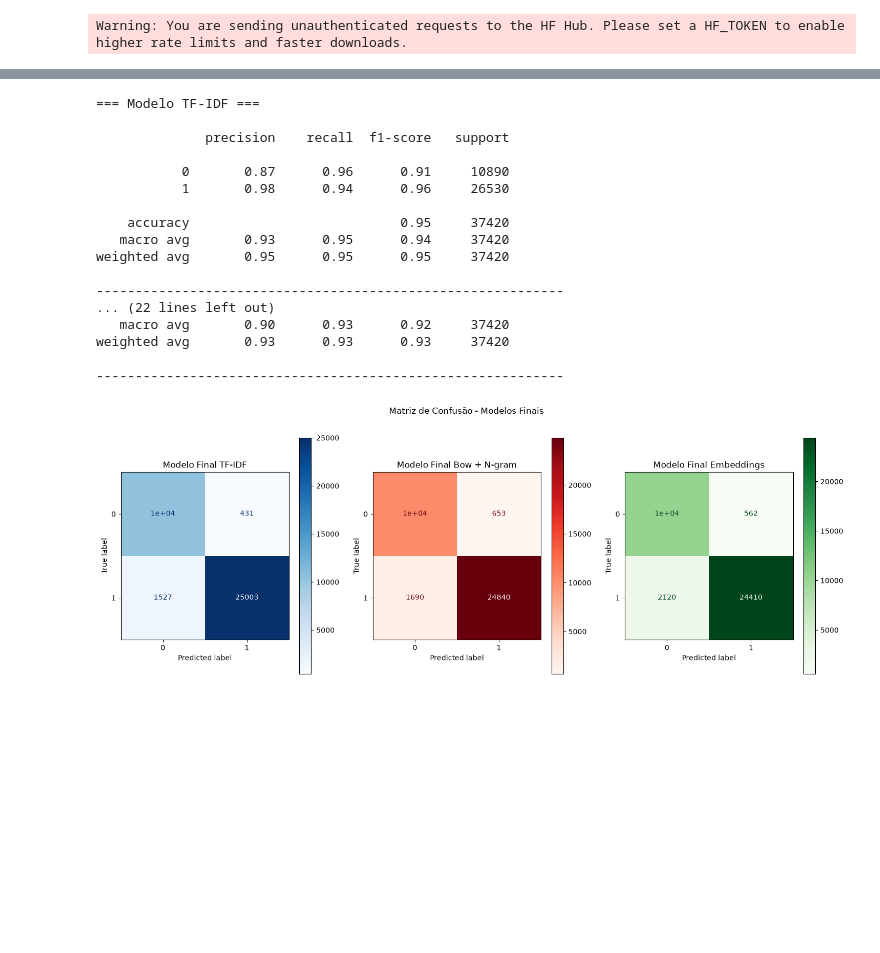
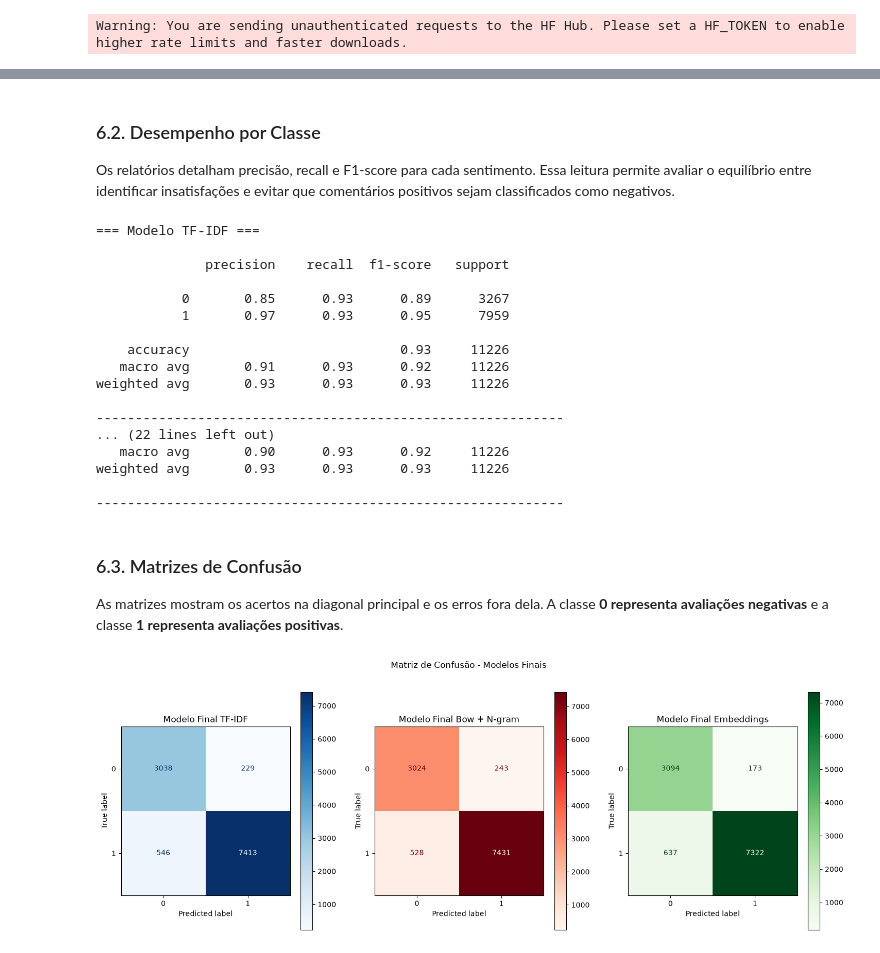
Before and after one commit to RenanTrevelim/olist-nlp-audit, a Jupyter notebook: notebooks/06_final_nlp_audit.ipynb, the cells around one changed output, grey strips where cells are left out. Saved outputs shown, nothing was run; the diff lists cells and outputs as text; code cells hidden in the pictures; blank space fills up the shorter version.

Commit message:
finalizando markdowns do projeto e readme

```diff
--- a/notebooks/06_final_nlp_audit.ipynb
+++ b/notebooks/06_final_nlp_audit.ipynb
@@ -201 +248,6 @@ df_embedding[["review_comment_message", "review"]].head()
+# %%
+X = df_embedding["review"]
+y = df_embedding["sentimento"]
+# %%
+X_treino, X_teste_emb, y_treino, y_teste_emb = train_test_split(X, y, stratify=y, test_size=0.3, random_state=42)
 # %% [markdown]
@@ -209,8 +263,8 @@ modelo_embedding = SentenceTransformer(
 # %% [output]
 Warning: You are sending unauthenticated requests to the HF Hub. Please set a HF_TOKEN to enable higher rate limits and faster downloads.
 # %%
-X_embeddings = modelo_embedding.encode(
-    df_embedding["review"].tolist(),
+X_teste_embeddings = modelo_embedding.encode(
+    X_teste_emb.tolist(),
     batch_size=64,
     show_progress_bar=True,
     convert_to_numpy=True,
@@ -221,5 +277,5 @@ X_embeddings = modelo_embedding.encode(
 # %%
 modelo_embedding_final = joblib.load("../models/modelo_embeddings_final.pkl")
 # %%
-previsao_embedding = modelo_embedding_final.predict(X_embeddings)
+previsao_embedding = modelo_embedding_final.predict(X_teste_embeddings)
 # %% [markdown]
@@ -227,47 +320,55 @@ previsao_embedding = modelo_embedding_final.predict(X_embeddings)
+# %% [markdown]
+### 6.2. Desempenho por Classe
+
+Os relatórios detalham precisão, recall e F1-score para cada sentimento. Essa leitura permite avaliar o equilíbrio entre identificar insatisfações e evitar que comentários positivos sejam classificados como negativos.
 # %%
 print("=== Modelo TF-IDF ===\n")
-print(classification_report(df_tfidf["sentimento"], previsao_tfidf))
+print(classification_report(y_teste_tfidf, previsao_tfidf))
 print("-"*60)
 
 print("\n=== Modelo Bow + Ngram ===\n")
-print(classification_report(df_bow_ngram["sentimento"], previsao_bow_ngram))
+print(classification_report(y_teste_bow, previsao_bow_ngram))
 print("-"*60)
 
 print("\n=== Modelo Embeddings ===\n")
-print(classification_report(df_embedding["sentimento"], previsao_embedding))
+print(classification_report(y_teste_emb, previsao_embedding))
 print("-"*60)
 # %% [output]
 === Modelo TF-IDF ===
 
               precision    recall  f1-score   support
 
-           0       0.87      0.96      0.91     10890
-           1       0.98      0.94      0.96     26530
+           0       0.85      0.93      0.89      3267
+           1       0.97      0.93      0.95      7959
 
-    accuracy                           0.95     37420
-   macro avg       0.93      0.95      0.94     37420
-weighted avg       0.95      0.95      0.95     37420
+    accuracy                           0.93     11226
+   macro avg       0.91      0.93      0.92     11226
+weighted avg       0.93      0.93      0.93     11226
 
 ------------------------------------------------------------
 ... (22 lines left out)
-   macro avg       0.90      0.93      0.92     37420
-weighted avg       0.93      0.93      0.93     37420
+   macro avg       0.90      0.93      0.92     11226
+weighted avg       0.93      0.93      0.93     11226
 
 ------------------------------------------------------------
+# %% [markdown]
+### 6.3. Matrizes de Confusão
+
+As matrizes mostram os acertos na diagonal principal e os erros fora dela. A classe **0 representa avaliações negativas** e a classe **1 representa avaliações positivas**.
 # %%
 fig, axes = plt.subplots(1, 3, figsize=(18, 6))
 
 
-ConfusionMatrixDisplay.from_predictions(df_tfidf["sentimento"], previsao_tfidf, cmap="Blues", ax=axes[0])
+ConfusionMatrixDisplay.from_predictions(y_teste_tfidf, previsao_tfidf, cmap="Blues", ax=axes[0])
 axes[0].set_title("Modelo Final TF-IDF")
 
-ConfusionMatrixDisplay.from_predictions(df_bow_ngram["sentimento"], previsao_bow_ngram, cmap="Reds", ax=axes[1])
+ConfusionMatrixDisplay.from_predictions(y_teste_bow, previsao_bow_ngram, cmap="Reds", ax=axes[1])
 axes[1].set_title("Modelo Final Bow + N-gram")
 
-ConfusionMatrixDisplay.from_predictions(df_embedding["sentimento"], previsao_embedding, cmap="Greens", ax=axes[2])
+ConfusionMatrixDisplay.from_predictions(y_teste_emb, previsao_embedding, cmap="Greens", ax=axes[2])
 axes[2].set_title("Modelo Final Embeddings")
 
 plt.suptitle("Matriz de Confusão - Modelos Finais")
 plt.show()
 # %% [output]
-[figure, old version]
+[figure, new version]
```
Also changed, not shown: parts of 25 cells of this notebook, 14 other files.
